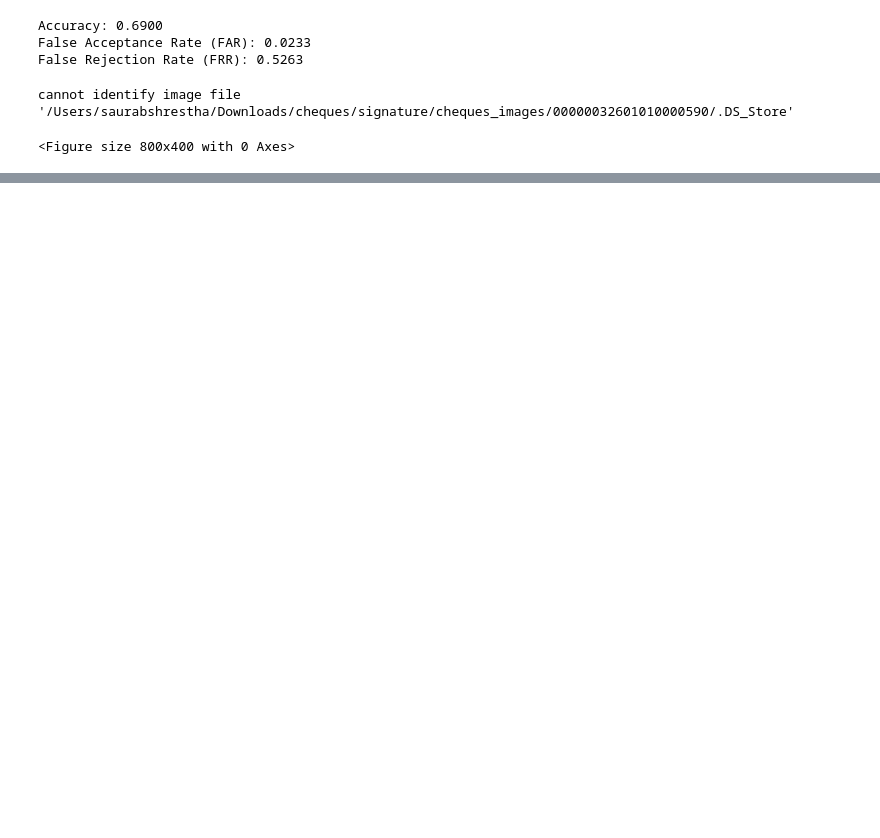
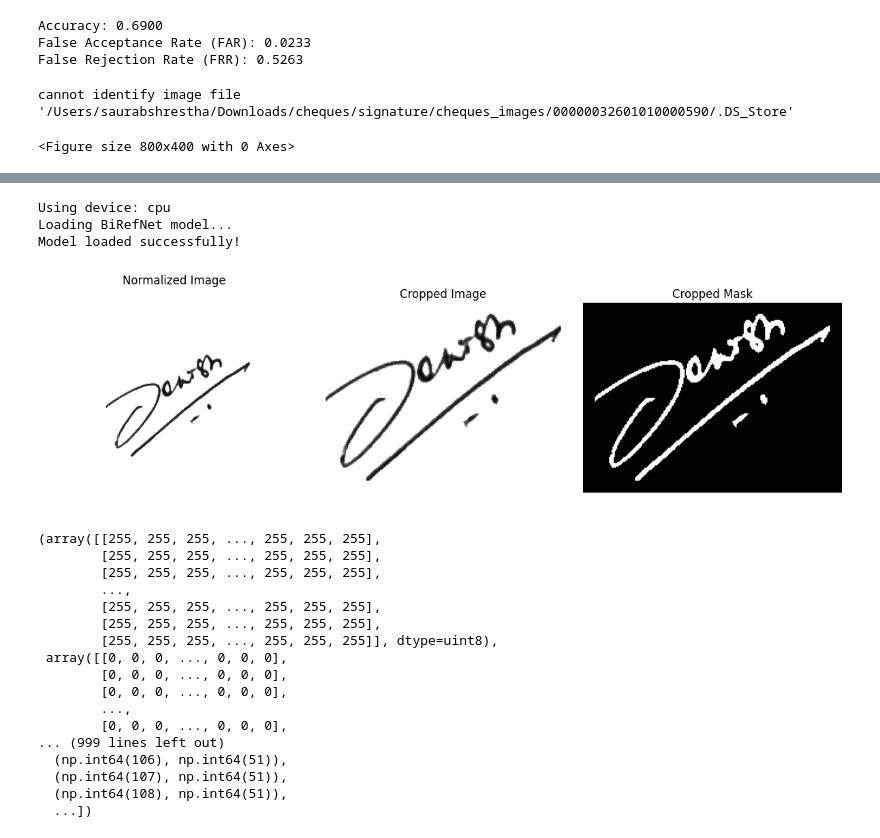
Before and after one commit to Saurab-Shrestha/signature-verification, a Jupyter notebook: src/testing.ipynb, the cells around one changed output, grey strips where cells are left out. Saved outputs shown, nothing was run; the diff lists cells and outputs as text; code cells hidden in the pictures; blank space fills up the shorter version.

Commit message:
Added signature cleaning

```diff
--- a/src/testing.ipynb
+++ b/src/testing.ipynb
@@ -282,0 +286,26 @@ else:
+# %%
+from core.signature_verification import compare_boundary_signatures, extract_signature_boundary_points
+
+extract_signature_boundary_points(image_path='/Users/saurabshrestha/Downloads/cheques/signature/cheques_images/00000016710017500232/4_Signature_2_genuine.png',debug=True)
+# %% [output]
+Using device: cpu
+Loading BiRefNet model...
+Model loaded successfully!
+[figure, added]
+(array([[255, 255, 255, ..., 255, 255, 255],
+        [255, 255, 255, ..., 255, 255, 255],
+        [255, 255, 255, ..., 255, 255, 255],
+        ...,
+        [255, 255, 255, ..., 255, 255, 255],
+        [255, 255, 255, ..., 255, 255, 255],
+        [255, 255, 255, ..., 255, 255, 255]], dtype=uint8),
+ array([[0, 0, 0, ..., 0, 0, 0],
+        [0, 0, 0, ..., 0, 0, 0],
+        [0, 0, 0, ..., 0, 0, 0],
+        ...,
+        [0, 0, 0, ..., 0, 0, 0],
+... (999 lines left out)
+  (np.int64(106), np.int64(51)),
+  (np.int64(107), np.int64(51)),
+  (np.int64(108), np.int64(51)),
+  ...])
```
Also changed, not shown: parts of 7 cells of this notebook, 8 other files.
